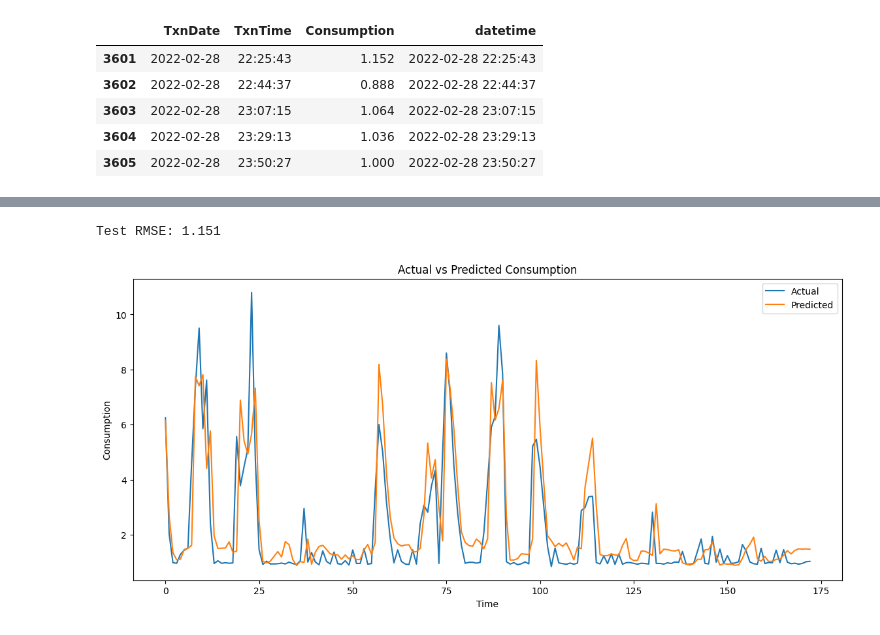
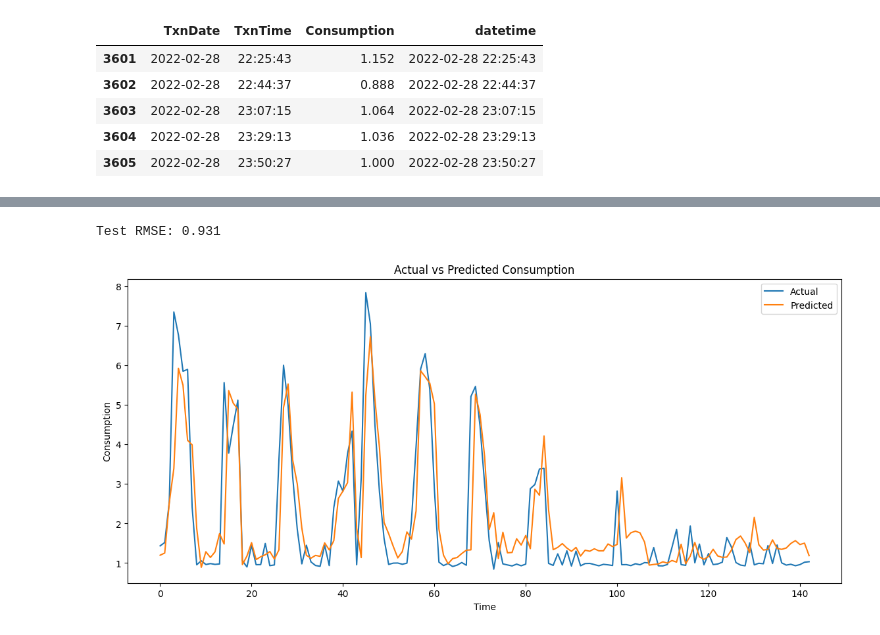
Before and after one commit to TaySippapas/Time-series-consumption, a Jupyter notebook: notebook.ipynb, the cells around one changed output, grey strips where cells are left out. Drawn from its saved outputs; the diff is of its cells as text; code cells hidden in the pictures.

Commit message:
add outlier detection and removal

```diff
--- a/notebook.ipynb
+++ b/notebook.ipynb
@@ -116,0 +128,2 @@ df = df.set_index('datetime')
+# %%
+df = remove_outliers_iqr(df, target_col='Consumption', factor=1.5)
@@ -212,17 +227,11 @@ plt.show()
 def create_timeseries_features(
     df,
     target_col='Consumption',
-    freq='h',
     lags=(1, 6, 24)
 ):
     df = df.copy()
     df = df.sort_index()
 
-    # Resample to hourly grid
-    df = df.resample(freq).mean()
-
-
-    # Lag and rolling features (strictly past)
     for lag in lags:
         df[f'lag_{lag}'] = df[target_col].shift(lag)
 
@@ -239,6 +248,10 @@ def create_timeseries_features(
 # %%
 # Remove unused columns and split the dataset into 80/20 train-test sets
 df=df.drop(['TxnDate','TxnTime'],axis=1)
+df=df.resample('h').mean()
 split_index = int(len(df) * 0.8)
 train_df = df.iloc[:split_index]
 test_df  = df.iloc[split_index:]
+# Apply time-series features to both train and test separately to prevent data leakage from rolling means
+train_df=create_timeseries_features(train_df)
+test_df=create_timeseries_features(test_df)
@@ -376,17 +360,0 @@ Test RMSE: 1.1805903055734221
-# %%
-# Train model on best parameters
-model = XGBRegressor(
-    n_estimators=100,
-    max_depth=3,
-    learning_rate=0.05,
-    subsample=0.9,
-    colsample_bytree=0.7,
-    random_state=42,
-)
-
-model.fit(X_train, y_train)
-
-y_pred = model.predict(X_test)
-
-rmse = np.sqrt(mean_squared_error(y_test, y_pred))
-print(f"Test RMSE: {rmse:.3f}")
@@ -424,33 +361,33 @@ fi
 # %%
 # Train model on all features
 model = XGBRegressor(
-    n_estimators=100,
+    n_estimators=300,
     max_depth=3,
     learning_rate=0.05,
     subsample=0.9,
-    colsample_bytree=0.7,
+    colsample_bytree=1,
     random_state=42,
 )
 
 # Fit model
 model.fit(X_train, y_train)
 
 # Predict on test set
 y_pred = model.predict(X_test)
 
 # Compute RMSE
 rmse = np.sqrt(mean_squared_error(y_test, y_pred))
 print(f"Test RMSE: {rmse:.3f}")
 
 # Plot actual vs predicted
 plt.figure(figsize=(14,6))
 plt.plot(y_test.values, label='Actual')
 plt.plot(y_pred, label='Predicted')
 plt.xlabel('Time')
 plt.ylabel('Consumption')
 plt.title('Actual vs Predicted Consumption')
 plt.legend()
 plt.show()
 # %% [output]
-Test RMSE: 1.151
+Test RMSE: 0.931
-[figure, old version]
+[figure, new version]
```
Also changed, not shown: parts of 16 cells of this notebook.
